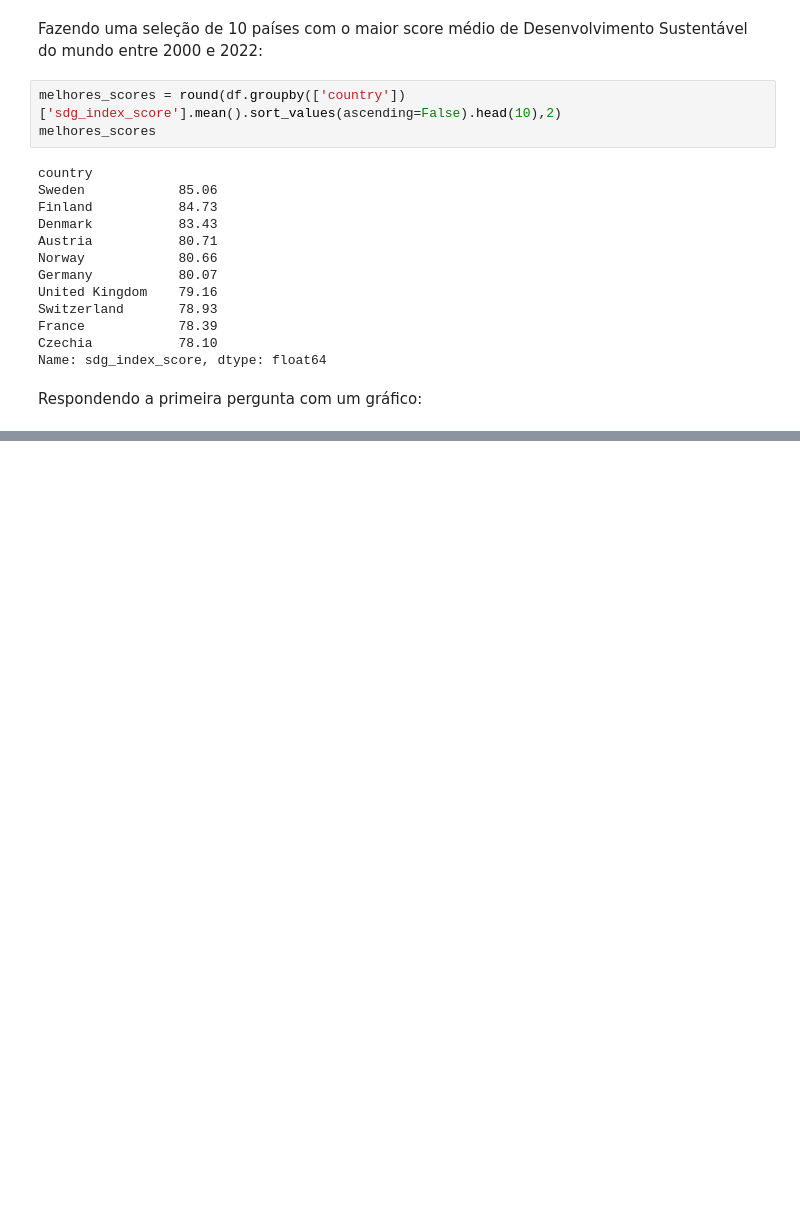
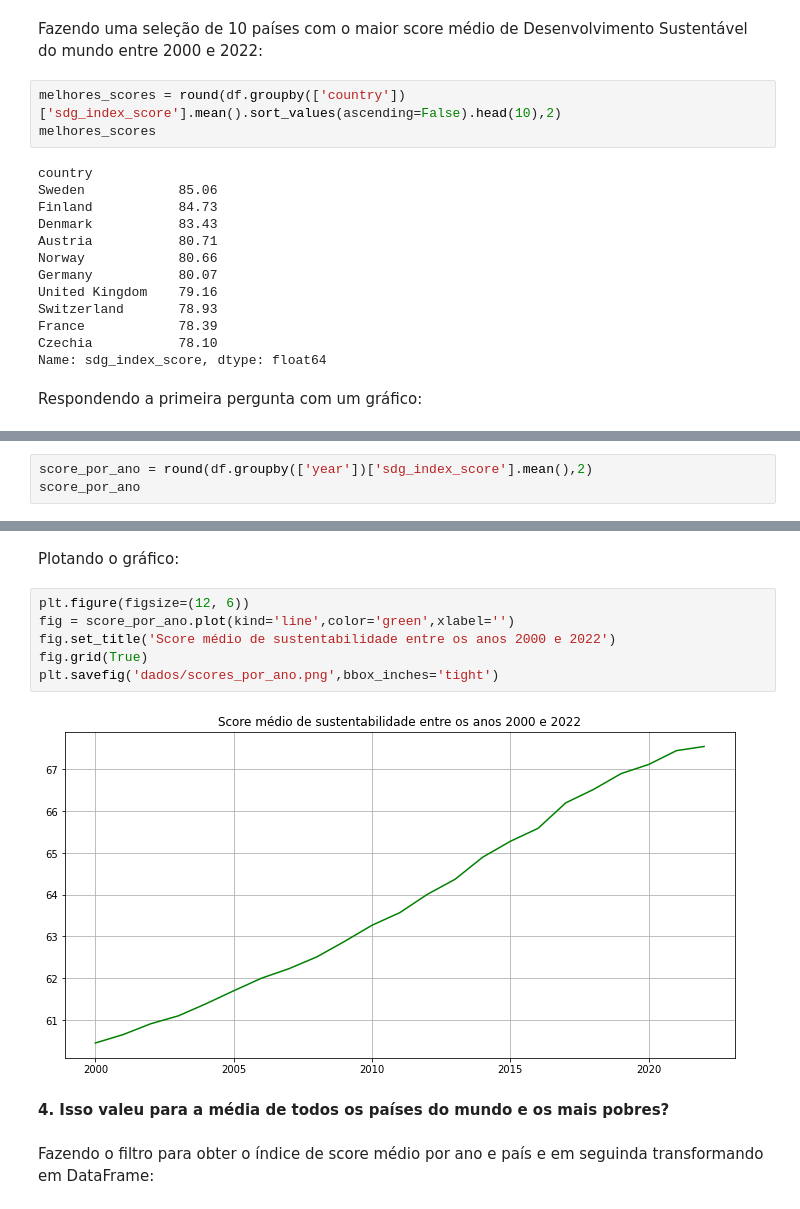
Before and after one commit to mvsampaio98/Data_Science, a Jupyter notebook: Projetos/Desenvolvimento_Sustentável_EDA/Desenvolvimento_Sustentavel_EDA.ipynb, the cells around one changed output, grey strips where cells are left out. Saved outputs shown, nothing was run; the diff lists cells and outputs as text; blank space fills up the shorter version.

```diff
--- a/Projetos/Desenvolvimento_Sustentável_EDA/Desenvolvimento_Sustentavel_EDA.ipynb
+++ b/Projetos/Desenvolvimento_Sustentável_EDA/Desenvolvimento_Sustentavel_EDA.ipynb
@@ -136,0 +171,3 @@ plt.savefig('dados/paises_mais_sustentaveis.png')
+# %%
+score_por_ano = round(df.groupby(['year'])['sdg_index_score'].mean(),2)
+score_por_ano
@@ -136,0 +192,14 @@ plt.savefig('dados/paises_mais_sustentaveis.png')
+# %% [markdown]
+Plotando o gráfico:
+# %%
+plt.figure(figsize=(12, 6))
+fig = score_por_ano.plot(kind='line',color='green',xlabel='')
+fig.set_title('Score médio de sustentabilidade entre os anos 2000 e 2022')
+fig.grid(True)
+plt.savefig('dados/scores_por_ano.png',bbox_inches='tight')
+# %% [output]
+[figure, added]
+# %% [markdown]
+**4. Isso valeu para a média de todos os países do mundo e os mais pobres?**
+# %% [markdown]
+Fazendo o filtro para obter o índice de score médio por ano e país e em seguinda transformando em DataFrame:
```
Also changed, not shown: parts of 24 cells of this notebook, 8 other files.
